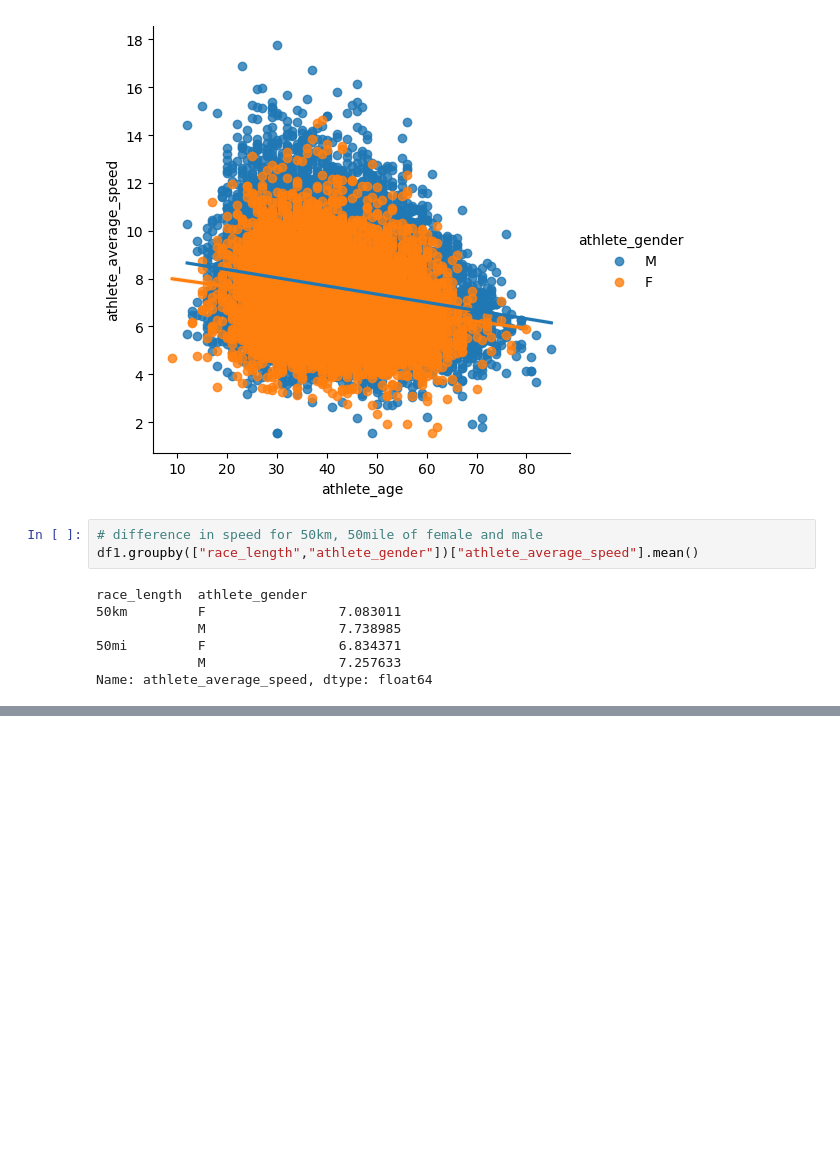
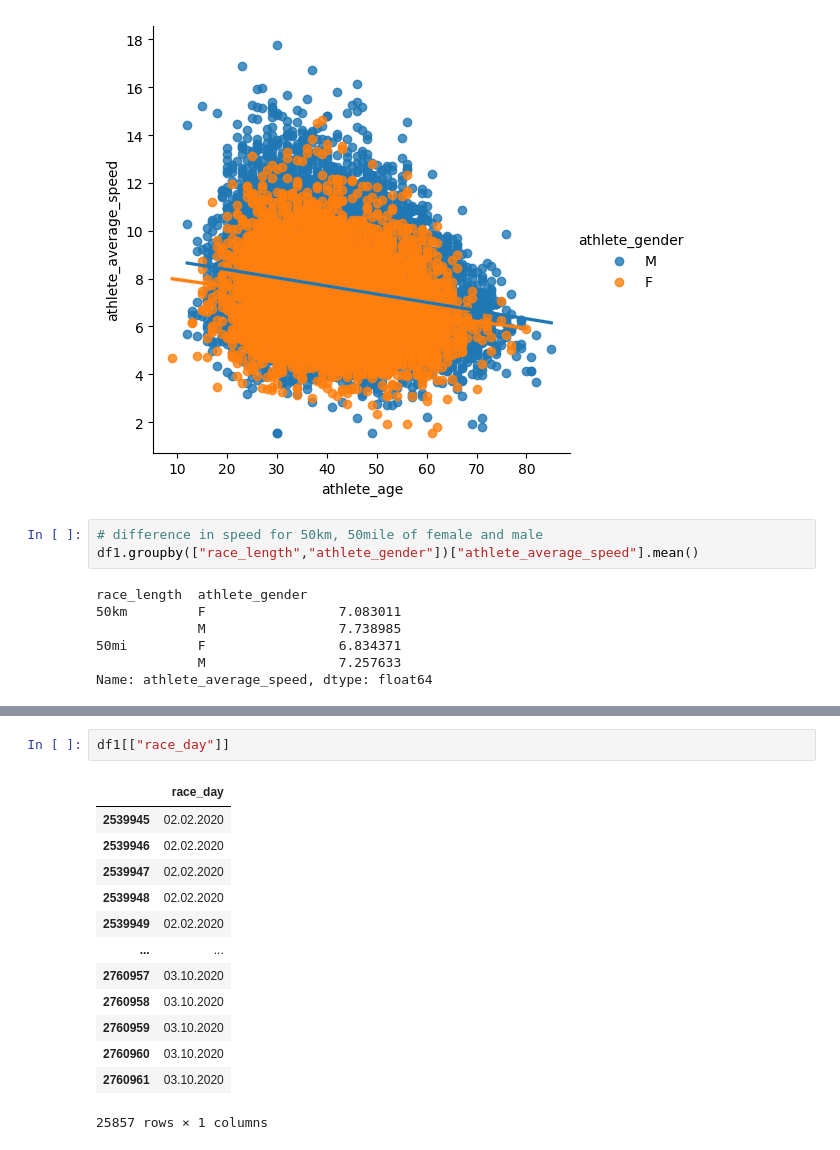
Before and after one commit to fatemehmohammadi78/EDA_Marathon_Running, a Jupyter notebook: marathon.ipynb, the cells around one changed output, grey strips where cells are left out. Drawn from its saved outputs; the diff is of its cells as text; blank space fills up the shorter version.

```diff
--- a/marathon.ipynb
+++ b/marathon.ipynb
@@ -283,0 +324,16 @@ Name: athlete_average_speed, dtype: float64
+# %%
+df1[["race_day"]]
+# %% [output]
+|  | race_day |
+| 2539945 | 02.02.2020 |
+| 2539946 | 02.02.2020 |
+| 2539947 | 02.02.2020 |
+| 2539948 | 02.02.2020 |
+| 2539949 | 02.02.2020 |
+| ... | ... |
+| 2760957 | 03.10.2020 |
+| 2760958 | 03.10.2020 |
+| 2760959 | 03.10.2020 |
+| 2760960 | 03.10.2020 |
+| 2760961 | 03.10.2020 |
+25857 rows × 1 columns
```
Also changed, not shown: parts of 7 cells of this notebook.
